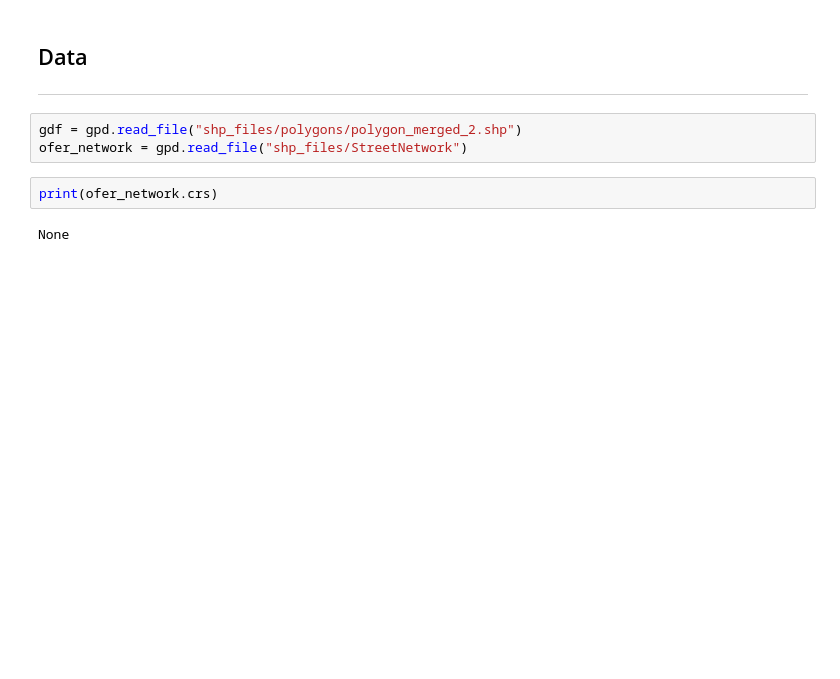
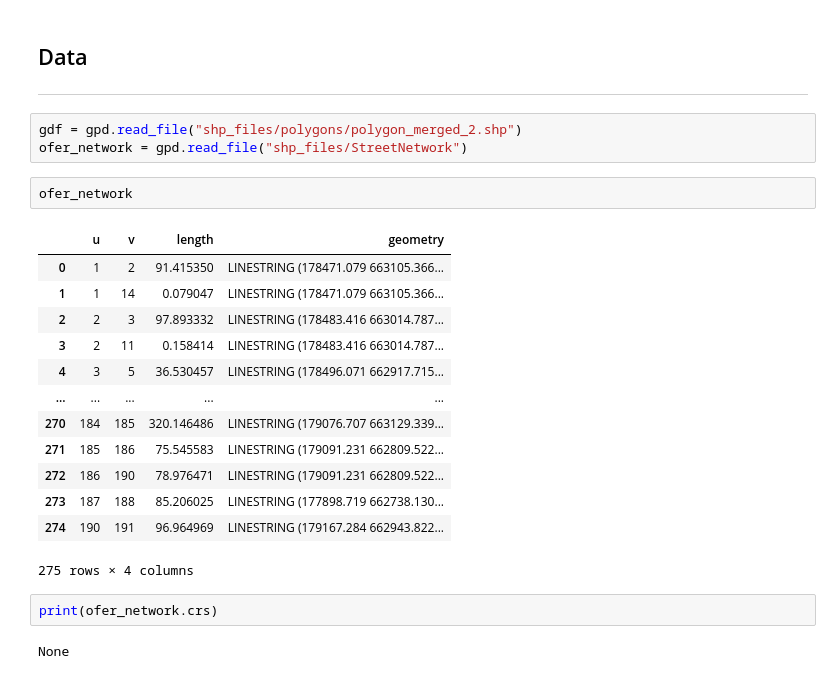
Before and after one commit to harryodell/Synthetic_Cities, a Jupyter notebook: OSM_network_partitioning-Ofer-merged.ipynb, the cells around one changed output. Drawn from its saved outputs; the diff is of its cells as text; blank space fills up the shorter version.

```diff
--- a/OSM_network_partitioning-Ofer-merged.ipynb
+++ b/OSM_network_partitioning-Ofer-merged.ipynb
@@ -22,6 +22,22 @@ import momepy
 # %%
 gdf = gpd.read_file("shp_files/polygons/polygon_merged_2.shp")
 ofer_network = gpd.read_file("shp_files/StreetNetwork")
+# %%
+ofer_network
+# %% [output]
+|  | u | v | length | geometry |
+| 0 | 1 | 2 | 91.415350 | LINESTRING (178471.079 663105.366... |
+| 1 | 1 | 14 | 0.079047 | LINESTRING (178471.079 663105.366... |
+| 2 | 2 | 3 | 97.893332 | LINESTRING (178483.416 663014.787... |
+| 3 | 2 | 11 | 0.158414 | LINESTRING (178483.416 663014.787... |
+| 4 | 3 | 5 | 36.530457 | LINESTRING (178496.071 662917.715... |
+| ... | ... | ... | ... | ... |
+| 270 | 184 | 185 | 320.146486 | LINESTRING (179076.707 663129.339... |
+| 271 | 185 | 186 | 75.545583 | LINESTRING (179091.231 662809.522... |
+| 272 | 186 | 190 | 78.976471 | LINESTRING (179091.231 662809.522... |
+| 273 | 187 | 188 | 85.206025 | LINESTRING (177898.719 662738.130... |
+| 274 | 190 | 191 | 96.964969 | LINESTRING (179167.284 662943.822... |
+275 rows × 4 columns
 # %%
 print(ofer_network.crs)
 # %% [output]
```
Also changed, not shown: 13 other files.
